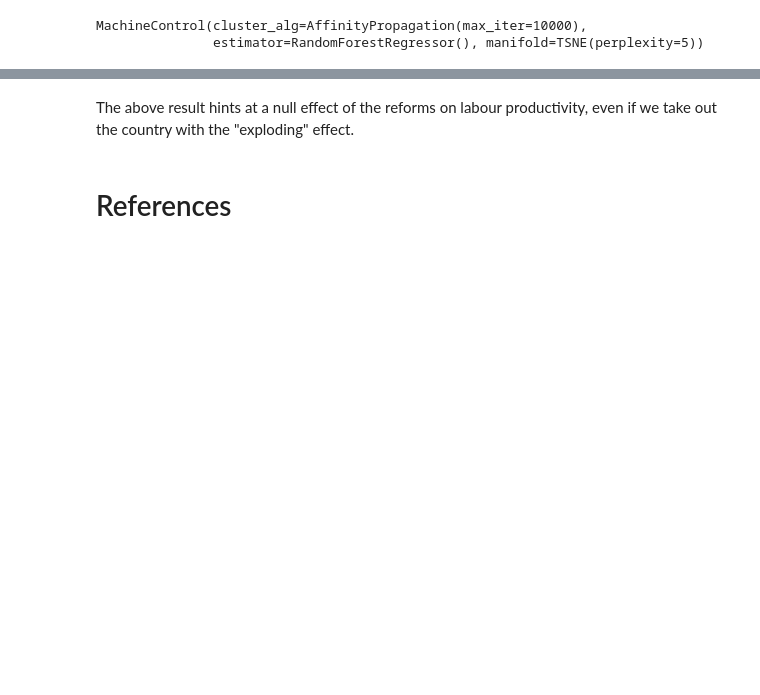
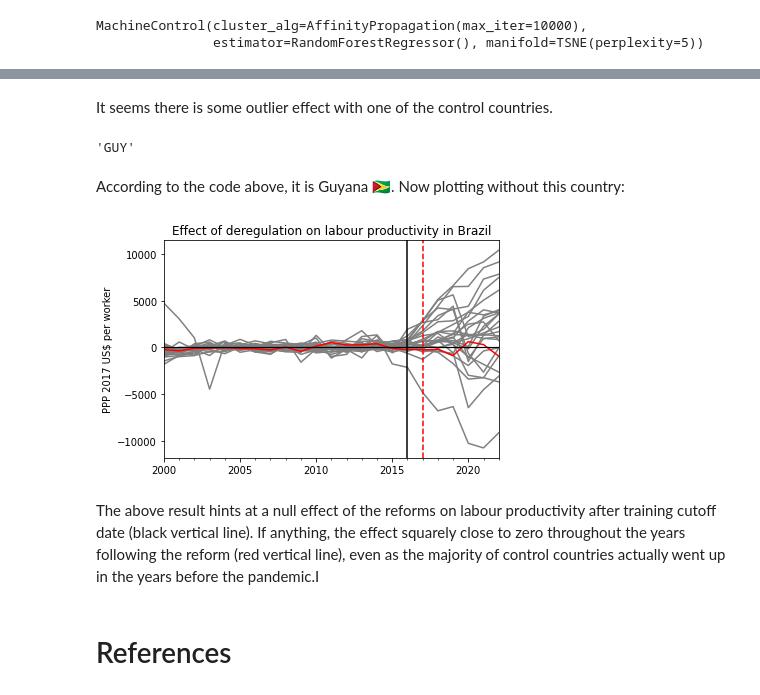
Before and after one commit to dkgaraujo/gingado, a Jupyter notebook: 00_estimators.ipynb, the cells around one changed output, grey strips where cells are left out. Saved outputs shown, nothing was run; the diff lists cells and outputs as text; code cells hidden in the pictures; blank space fills up the shorter version.

```diff
--- a/00_estimators.ipynb
+++ b/00_estimators.ipynb
@@ -731,5 +777,25 @@ plt.show()
-# %% [markdown]
-The above result hints at a null effect of the reforms on labour productivity, even if we take out the country with the "exploding" effect.
+# %% [markdown]
+It seems there is some outlier effect with one of the control countries.
+# %%
+synth_BR.placebo_diff_.loc['2022-01-01'].sort_values(ascending=False).index[0]
+# %% [output]
+'GUY'
+# %% [markdown]
+According to the code above, it is Guyana 🇬🇾. Now plotting without this country:
+# %%
+colors = ['grey'] * (synth_BR.placebo_diff_.shape[1] - 1)+ ['red']
+ax = all_diffs[[c for c in all_diffs.columns if c != "GUY"]].plot(legend=False, color=colors)
+ax.axvline(x='2016-12-31', color='black', linestyle='solid')
+ax.axvline(x='2017-11-11', color='red', linestyle='--')
+ax.axhline(y=0, color='black', linewidth=1.2)
+plt.ylabel(y_label)
+plt.xlabel('')
+plt.title(effect_title)
+plt.show()
+# %% [output]
+[figure, added]
+# %% [markdown]
+The above result hints at a null effect of the reforms on labour productivity after training cutoff date (black vertical line). If anything, the effect squarely close to zero throughout the years following the reform (red vertical line), even as the majority of control countries actually went up in the years before the pandemic.I
 # %% [markdown]
 # References
 # %%
```
Also changed, not shown: parts of 26 cells of this notebook.
